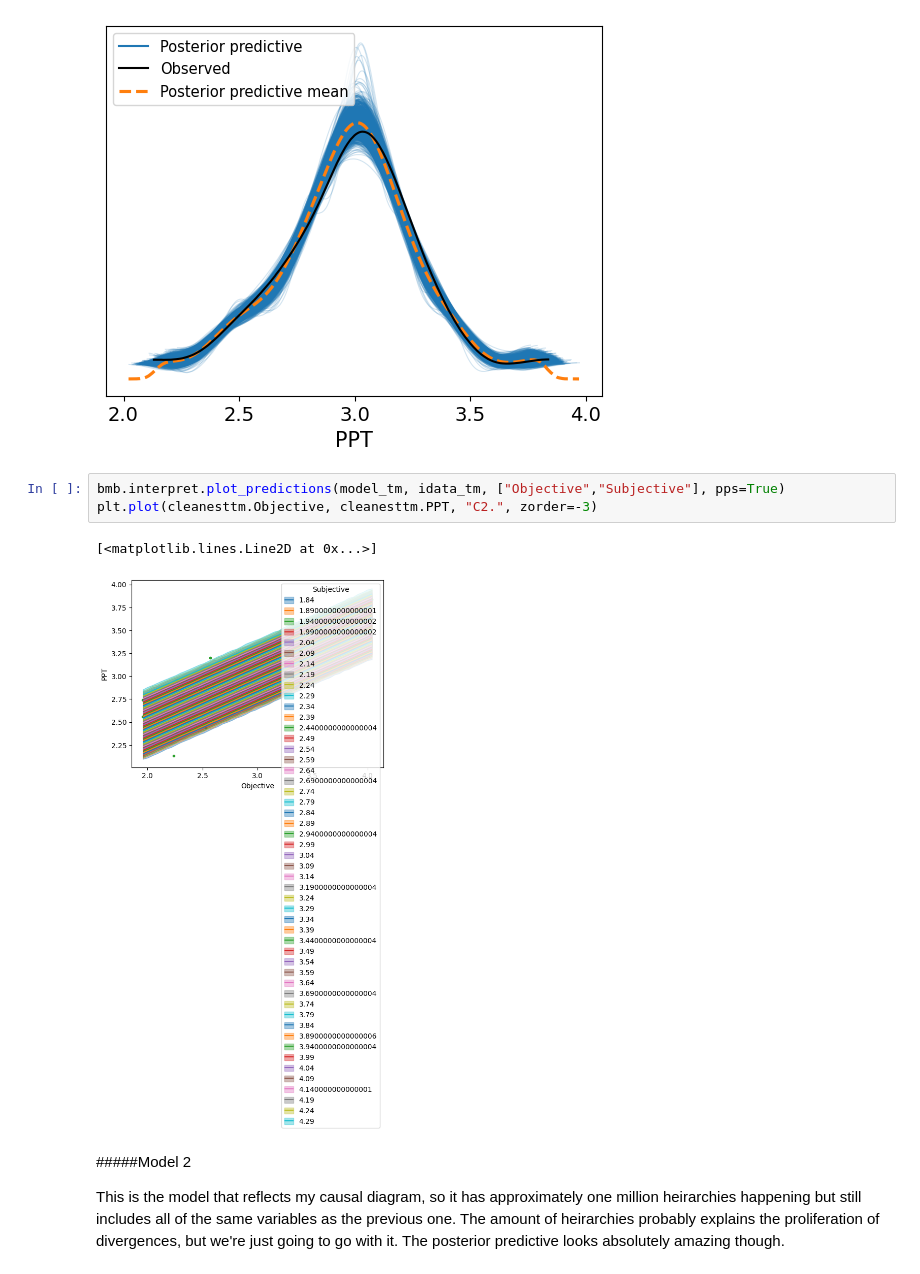
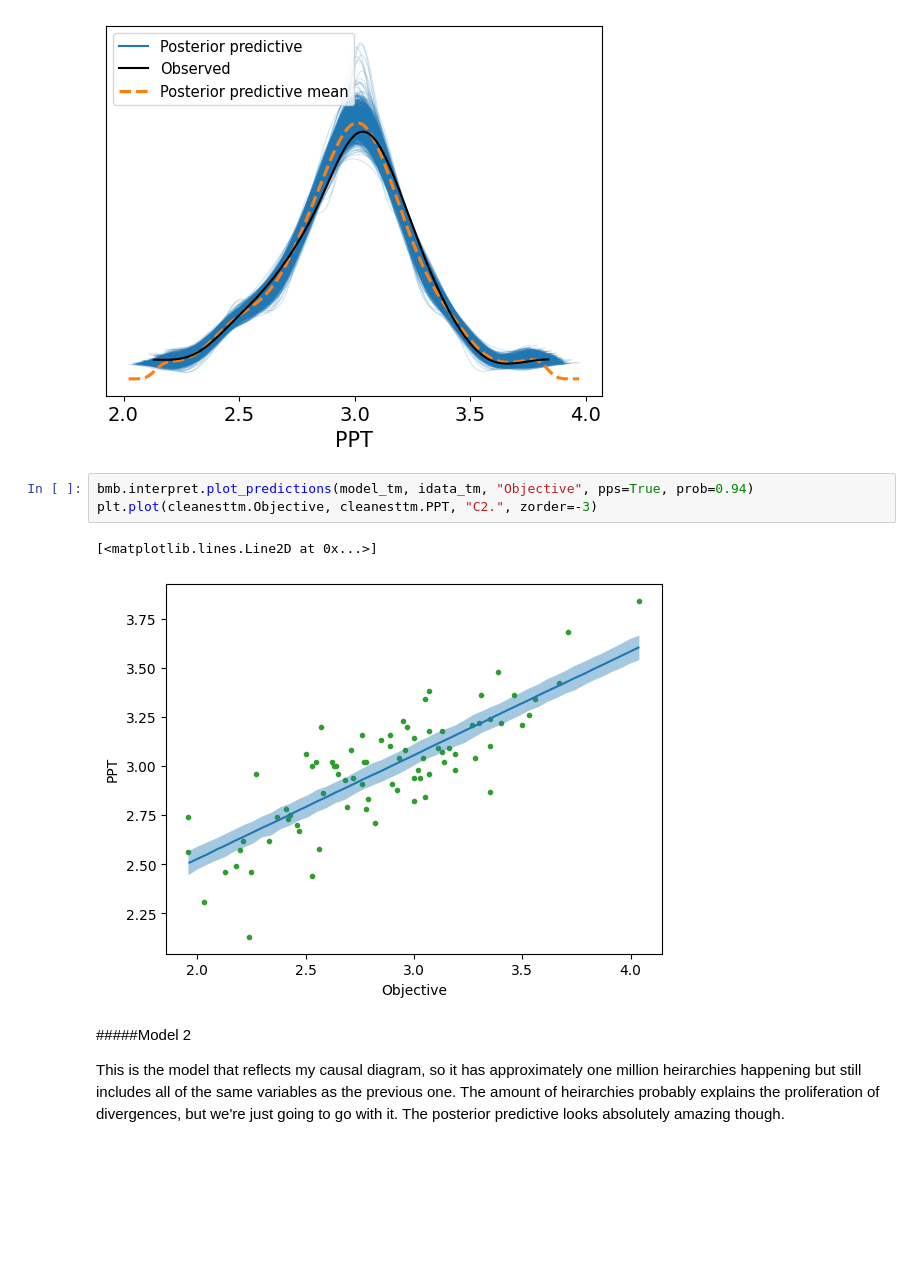
Before and after one commit to sashavlasits/Data-Science, a Jupyter notebook: Unit7/SashVlasU7Proj.ipynb, the cells around one changed output. Saved outputs shown, nothing was run; the diff lists cells and outputs as text; blank space fills up the shorter version.

```diff
--- a/Unit7/SashVlasU7Proj.ipynb
+++ b/Unit7/SashVlasU7Proj.ipynb
@@ -201,11 +222,11 @@ az.plot_ppc(idata_tm)
 <Axes: xlabel='PPT'>
 [figure]
 # %%
-bmb.interpret.plot_predictions(model_tm, idata_tm, ["Objective","Subjective"], pps=True)
+bmb.interpret.plot_predictions(model_tm, idata_tm, "Objective", pps=True, prob=0.94)
 plt.plot(cleanesttm.Objective, cleanesttm.PPT, "C2.", zorder=-3)
 # %% [output]
 [<matplotlib.lines.Line2D at 0x...>]
-[figure, old version]
+[figure, new version]
 # %% [markdown]
 #####Model 2
 
```
Also changed, not shown: parts of 18 cells of this notebook.
